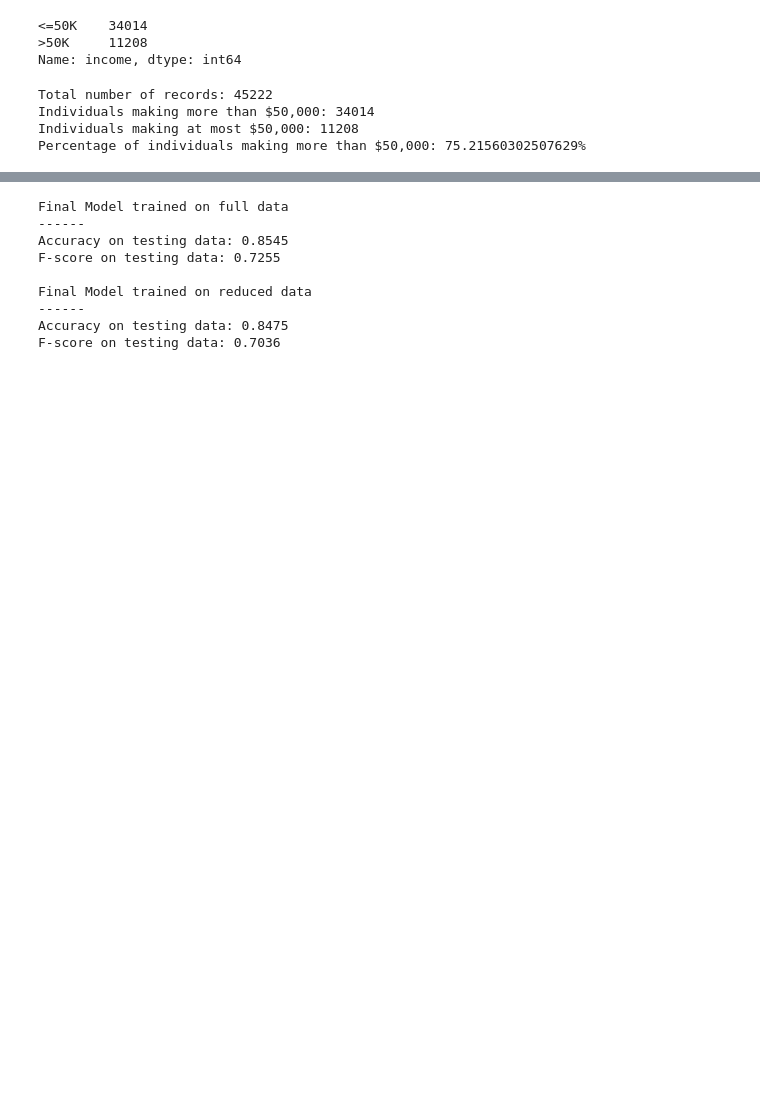
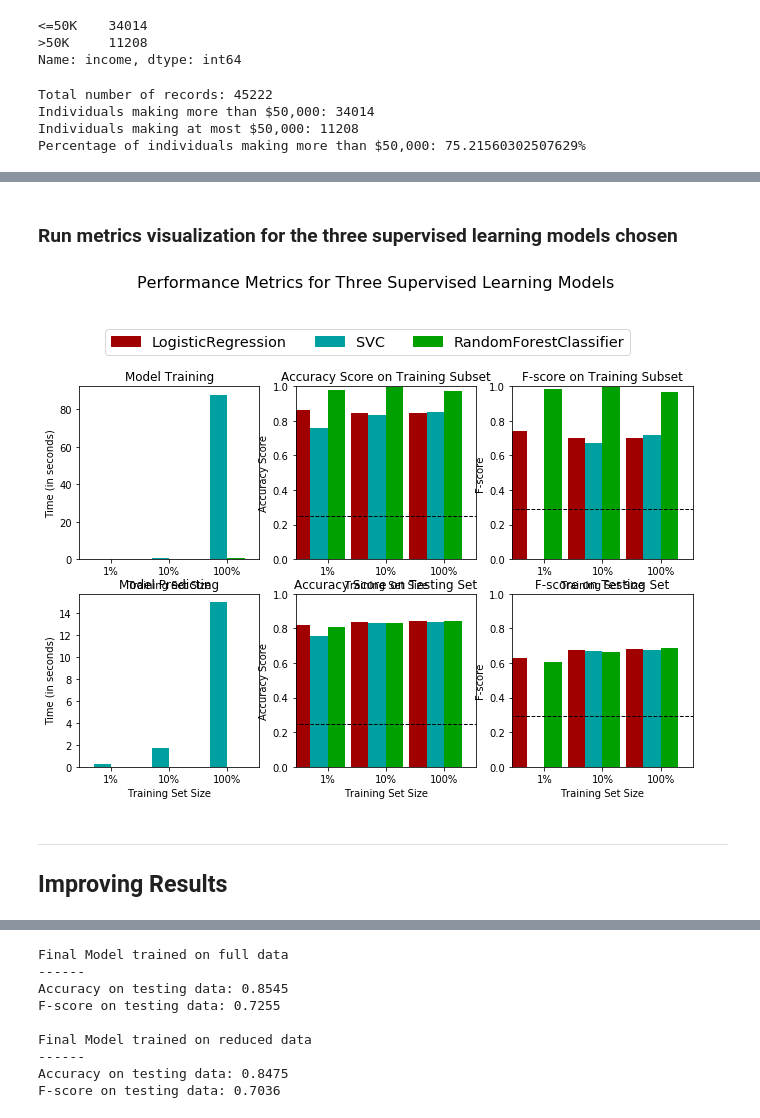
Before and after one commit to prakul-asthana/Finding-Donors-for-Charity, a Jupyter notebook: finding_donors.ipynb, the cells around one changed output, grey strips where cells are left out. Drawn from its saved outputs; the diff is of its cells as text; code cells hidden in the pictures; blank space fills up the shorter version.

```diff
--- a/finding_donors.ipynb
+++ b/finding_donors.ipynb
@@ -513,0 +346,67 @@ best_predictions = best_clf.predict(X_test)
+# %% [markdown]
+### Run metrics visualization for the three supervised learning models chosen
+# %%
+# Run metrics visualization for the three supervised learning models chosen
+# Create figure
+fig, ax = pl.subplots(2, 3, figsize = (11,7))
+
+# Constants
+bar_width = 0.3
+colors = ['#A00000','#00A0A0','#00A000']
+
+# Super loop to plot four panels of data
+for k, learner in enumerate(results.keys()):
+    for j, metric in enumerate(['train_time', 'acc_train', 'f_train', 'pred_time', 'acc_test', 'f_test']):
+        for i in np.arange(3):
+
+            # Creative plot code
+            ax[j//3, j%3].bar(i+k*bar_width, results[learner][i][metric], width = bar_width, color = colors[k])
+            ax[j//3, j%3].set_xticks([0.45, 1.45, 2.45])
+            ax[j//3, j%3].set_xticklabels(["1%", "10%", "100%"])
+            ax[j//3, j%3].set_xlabel("Training Set Size")
+            ax[j//3, j%3].set_xlim((-0.1, 3.0))
+
+# Add unique y-labels
+ax[0, 0].set_ylabel("Time (in seconds)")
+ax[0, 1].set_ylabel("Accuracy Score")
+ax[0, 2].set_ylabel("F-score")
+ax[1, 0].set_ylabel("Time (in seconds)")
+ax[1, 1].set_ylabel("Accuracy Score")
+ax[1, 2].set_ylabel("F-score")
+
+# Add titles
+ax[0, 0].set_title("Model Training")
+ax[0, 1].set_title("Accuracy Score on Training Subset")
+ax[0, 2].set_title("F-score on Training Subset")
+ax[1, 0].set_title("Model Predicting")
+ax[1, 1].set_title("Accuracy Score on Testing Set")
+ax[1, 2].set_title("F-score on Testing Set")
+
+# Add horizontal lines for naive predictors
+ax[0, 1].axhline(y = accuracy, xmin = -0.1, xmax = 3.0, linewidth = 1, color = 'k', linestyle = 'dashed')
+ax[1, 1].axhline(y = accuracy, xmin = -0.1, xmax = 3.0, linewidth = 1, color = 'k', linestyle = 'dashed')
+ax[0, 2].axhline(y = fscore, xmin = -0.1, xmax = 3.0, linewidth = 1, color = 'k', linestyle = 'dashed')
+ax[1, 2].axhline(y = fscore, xmin = -0.1, xmax = 3.0, linewidth = 1, color = 'k', linestyle = 'dashed')
+
+# Set y-limits for score panels
+ax[0, 1].set_ylim((0, 1))
+ax[0, 2].set_ylim((0, 1))
+ax[1, 1].set_ylim((0, 1))
+ax[1, 2].set_ylim((0, 1))
+
+# Create patches for the legend
+patches = []
+for i, learner in enumerate(results.keys()):
+    patches.append(mpatches.Patch(color = colors[i], label = learner))
+pl.legend(handles = patches, bbox_to_anchor = (-.80, 2.53), \
+           loc = 'upper center', borderaxespad = 0., ncol = 3, fontsize = 'x-large')
+
+# Aesthetics
+pl.suptitle("Performance Metrics for Three Supervised Learning Models", fontsize = 16, y = 1.10)
+pl.tight_layout()
+pl.show()
+# %% [output]
+[figure, added]
+# %% [markdown]
+----
+## Improving Results
```
Also changed, not shown: parts of 75 cells of this notebook, 2 other files.
